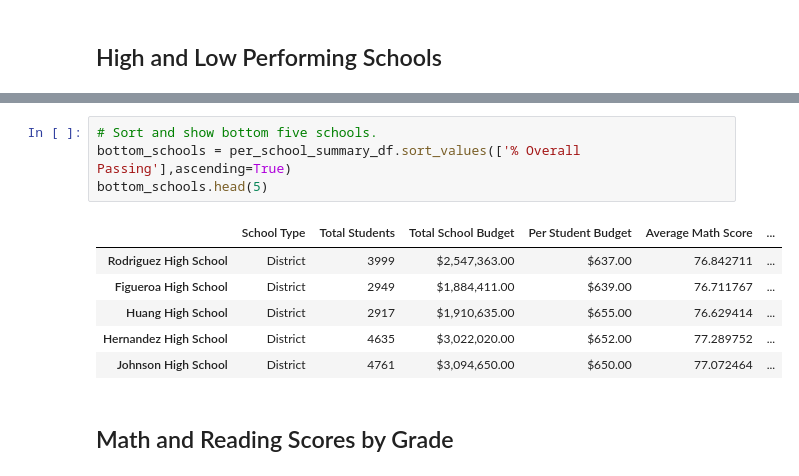
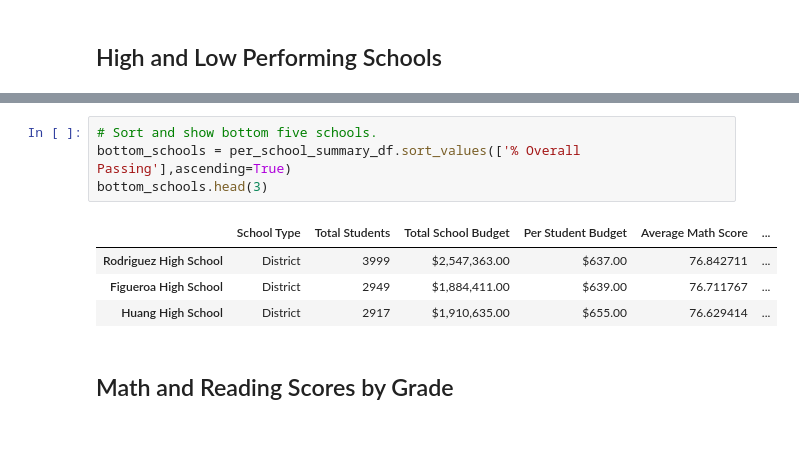
Before and after one commit to mannyinwang/School_Analysis_Challenge, a Jupyter notebook: PyCitySchools_Challenge.ipynb, the cells around one changed output, grey strips where cells are left out. Cells and saved outputs as stored; diff of their text form; blank space fills up the shorter version.

```diff
--- a/PyCitySchools_Challenge.ipynb
+++ b/PyCitySchools_Challenge.ipynb
@@ -398,14 +413,12 @@ top_schools.head(5)
 # %%
 # Sort and show bottom five schools.
 bottom_schools = per_school_summary_df.sort_values(['% Overall Passing'],ascending=True)
-bottom_schools.head(5)
+bottom_schools.head(3)
 # %% [output]
 |  | School Type | Total Students | Total School Budget | Per Student Budget | Average Math Score | ... |
 | Rodriguez High School | District | 3999 | $2,547,363.00 | $637.00 | 76.842711 | ... |
 | Figueroa High School | District | 2949 | $1,884,411.00 | $639.00 | 76.711767 | ... |
 | Huang High School | District | 2917 | $1,910,635.00 | $655.00 | 76.629414 | ... |
-| Hernandez High School | District | 4635 | $3,022,020.00 | $652.00 | 77.289752 | ... |
-| Johnson High School | District | 4761 | $3,094,650.00 | $650.00 | 77.072464 | ... |
 # %% [markdown]
 ## Math and Reading Scores by Grade
 # %%
```
Also changed, not shown: parts of 3 cells of this notebook, 2 other files.
